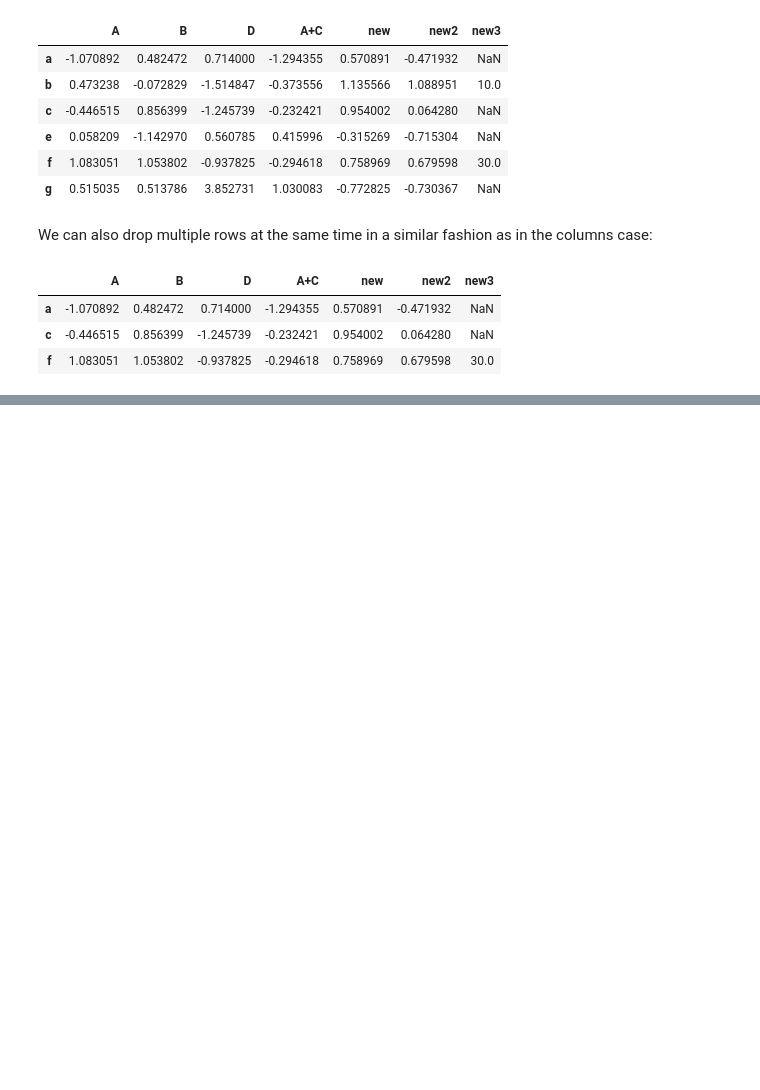
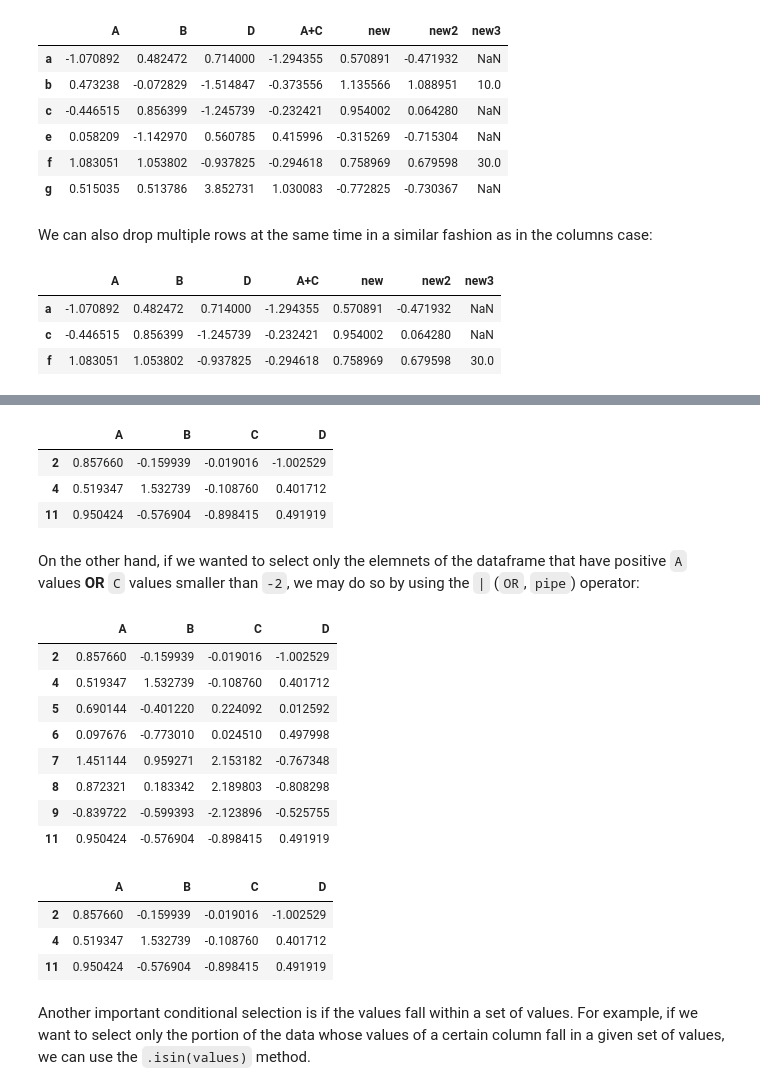
Before and after one commit to jkstarling/MA477-copy, a Jupyter notebook: MA477 - Theory and Applications of Data Science/Lessons/Lesson 3 - Pandas/Lesson 3 - Pandas.ipynb, the cells around one changed output, grey strips where cells are left out. Saved outputs shown, nothing was run; the diff lists cells and outputs as text; code cells hidden in the pictures; blank space fills up the shorter version.

```diff
--- a/MA477 - Theory and Applications of Data Science/Lessons/Lesson 3 - Pandas/Lesson 3 - Pandas.ipynb
+++ b/MA477 - Theory and Applications of Data Science/Lessons/Lesson 3 - Pandas/Lesson 3 - Pandas.ipynb
@@ -589,0 +708,30 @@ Using the same dataframe you created above, do the following:
+# %%
+df[(df['A']>0) & (df['C']<0)]
+# %% [output]
+|  | A | B | C | D |
+| 2 | 0.857660 | -0.159939 | -0.019016 | -1.002529 |
+| 4 | 0.519347 | 1.532739 | -0.108760 | 0.401712 |
+| 11 | 0.950424 | -0.576904 | -0.898415 | 0.491919 |
+# %% [markdown]
+On the other hand, if we wanted to select only the elemnets of the dataframe that have positive `A` values <b> OR</b> `C` values smaller than `-2`, we may do so by using the `|` (`OR`, `pipe`) operator:
+# %%
+df[(df['A']>0) |(df['C']<-2)]
+# %% [output]
+|  | A | B | C | D |
+| 2 | 0.857660 | -0.159939 | -0.019016 | -1.002529 |
+| 4 | 0.519347 | 1.532739 | -0.108760 | 0.401712 |
+| 5 | 0.690144 | -0.401220 | 0.224092 | 0.012592 |
+| 6 | 0.097676 | -0.773010 | 0.024510 | 0.497998 |
+| 7 | 1.451144 | 0.959271 | 2.153182 | -0.767348 |
+| 8 | 0.872321 | 0.183342 | 2.189803 | -0.808298 |
+| 9 | -0.839722 | -0.599393 | -2.123896 | -0.525755 |
+| 11 | 0.950424 | -0.576904 | -0.898415 | 0.491919 |
+# %%
+df.loc[(df['A']>0) & (df['C']<0)]
+# %% [output]
+|  | A | B | C | D |
+| 2 | 0.857660 | -0.159939 | -0.019016 | -1.002529 |
+| 4 | 0.519347 | 1.532739 | -0.108760 | 0.401712 |
+| 11 | 0.950424 | -0.576904 | -0.898415 | 0.491919 |
+# %% [markdown]
+Another important conditional selection is if the values fall within a set of values. For example, if we want to select only the portion of the data whose values of a certain column fall in a given set of values, we can use the `.isin(values)` method.
```
Also changed, not shown: parts of 30 cells of this notebook.
